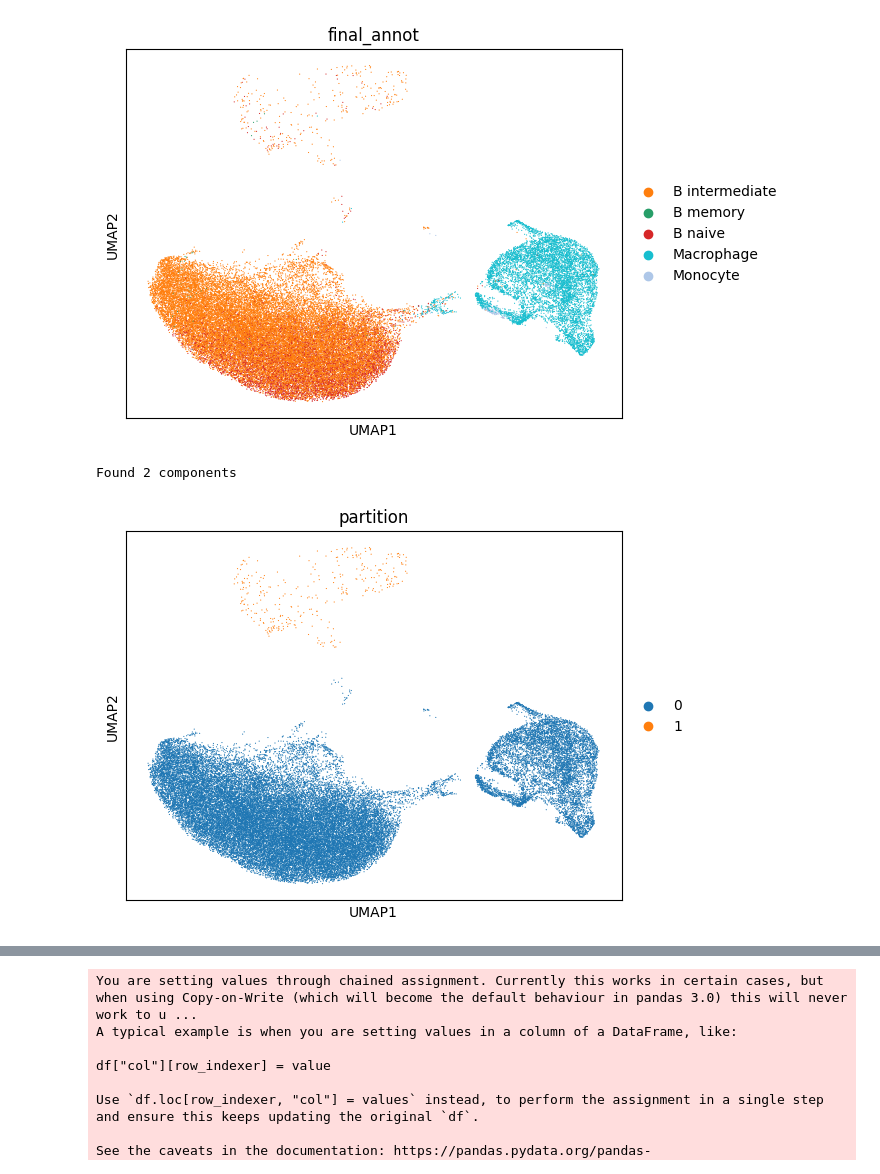
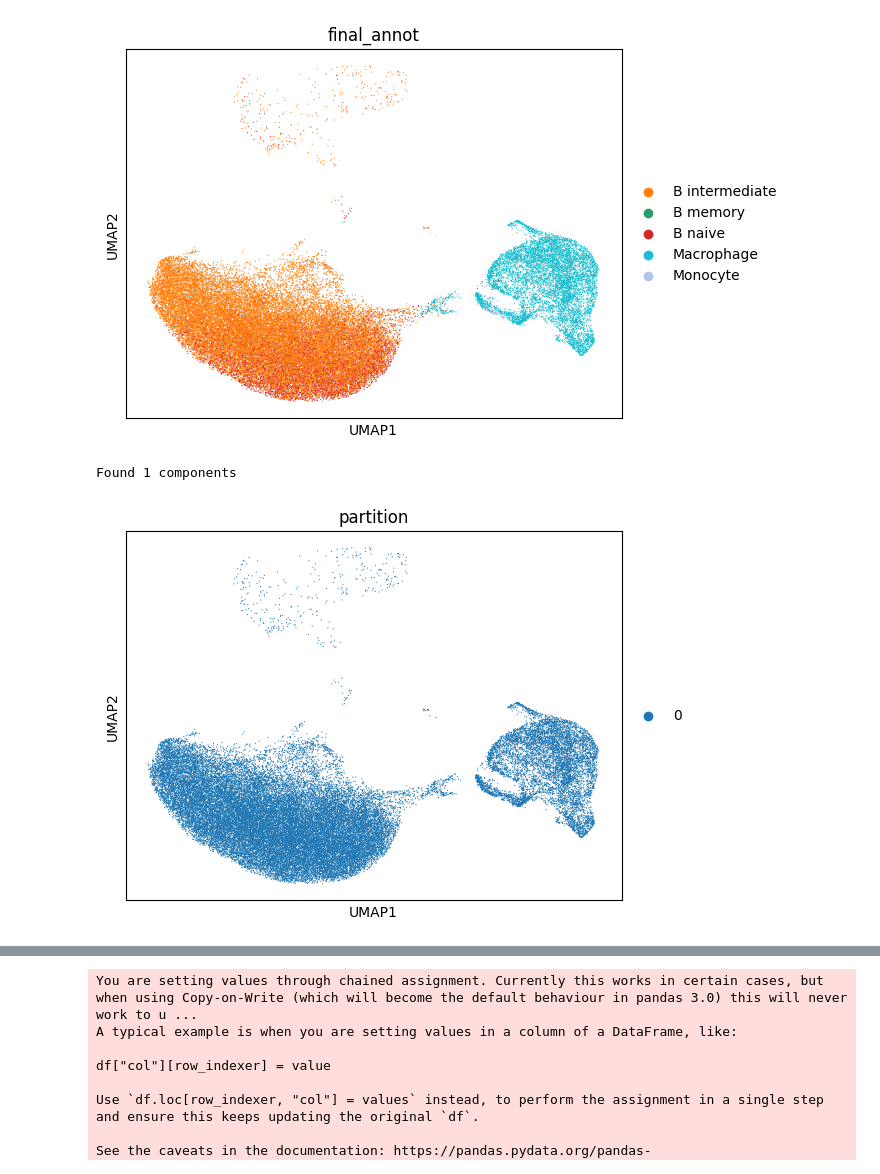
Before and after one commit to Augugustine/CITE-seq-analysis-CLL, a Jupyter notebook: 2-Analysis/Trajectory/STREAM2_patient3.ipynb, the cells around one changed output, grey strips where cells are left out. Saved outputs shown, nothing was run; the diff lists cells and outputs as text; code cells hidden in the pictures.

```diff
--- a/2-Analysis/Trajectory/STREAM2_patient3.ipynb
+++ b/2-Analysis/Trajectory/STREAM2_patient3.ipynb
@@ -10,0 +27,7 @@ This is where adjacency matrices should go now.
+# %%
+adata = sc.read("/home/a.blanc-boekholt/Documents/Singlecell-R/Scripts/Matrix/data_inter.h5ad")
+# %%
+# Add metadata Annotation (with the intermediate pop annotated)
+metadata = pd.read_csv("/home/a.blanc-boekholt/Documents/Singlecell-R/Scripts/Matrix/metadata_annotation.csv", index_col=0)
+metadata_aligned = metadata.reindex(adata.obs.index)
+adata.obs['Annotation'] = metadata['Annotation']
@@ -19,13 +61,13 @@ sc.pl.umap(adata,color=['final_annot'])
 # %% [output]
 [figure]
 # %%
-sc.pp.neighbors(adata,use_rep='X_umap')
+sc.pp.neighbors(adata,use_rep='X_pca')
 sc.tl.leiden(adata)
 st2.tl.find_disconnected_components(adata,groups='leiden')
 sc.pl.umap(adata,color='partition')
 # %% [output]
-Found 2 components
+Found 1 components
-[figure, old version]
+[figure, new version]
 # %%
 adata.obs['partition'].value_counts().plot.bar()
 # %% [output]
```
Also changed, not shown: parts of 10 cells of this notebook, 1 other file.
